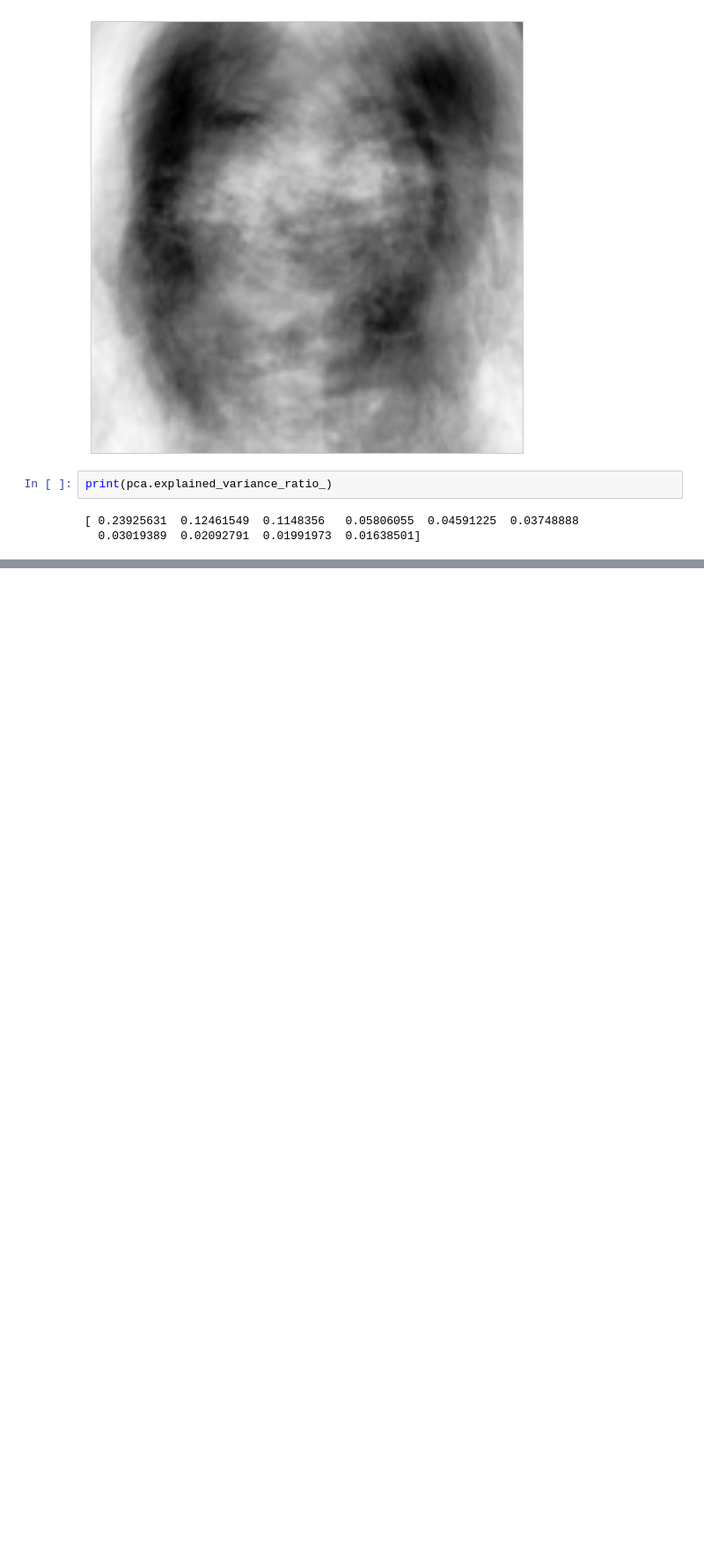
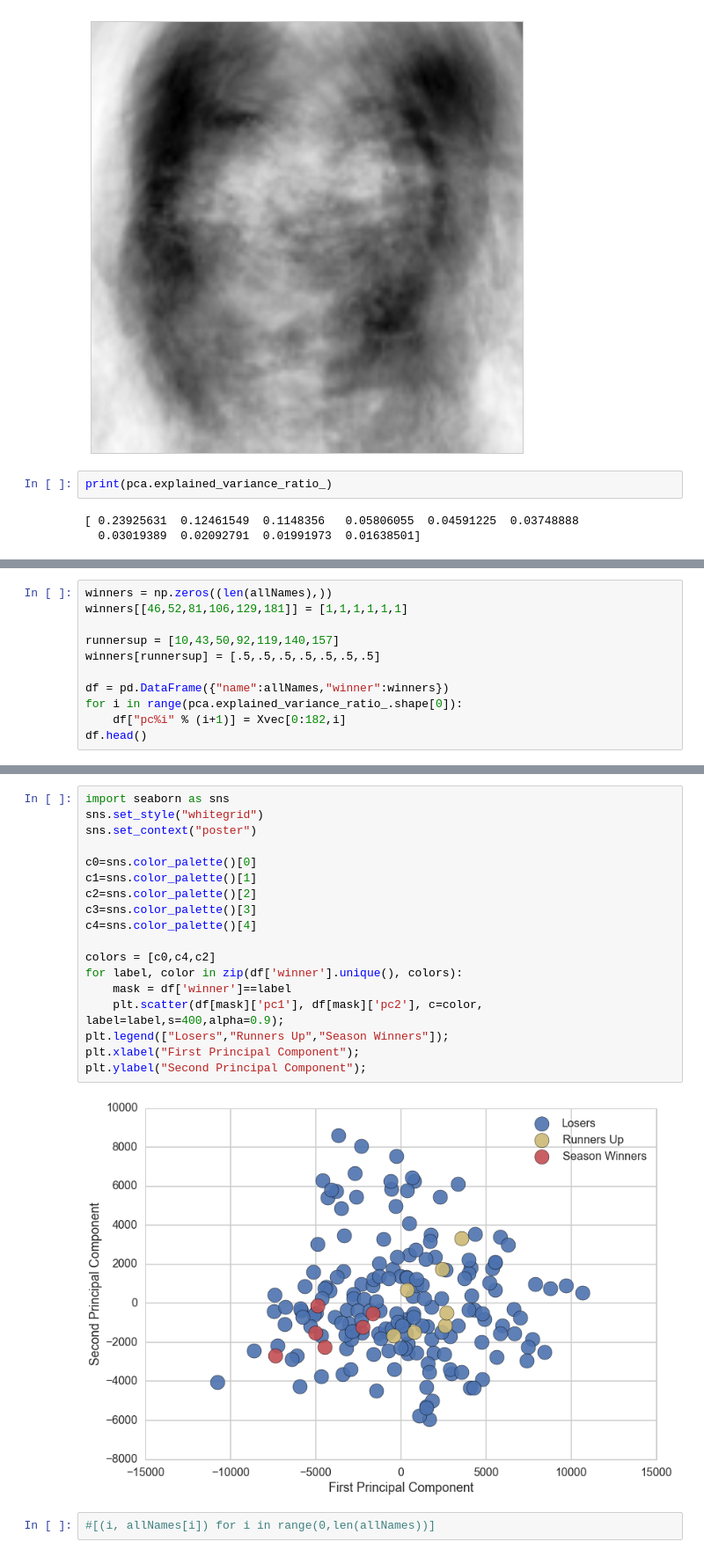
Before and after one commit to dcusworth/WAR_of_the_Roses, a Jupyter notebook: Final Project -- Images.ipynb, the cells around one changed output, grey strips where cells are left out. Shown at 88% size. Saved outputs shown, nothing was run; the diff lists cells and outputs as text; blank space fills up the shorter version.

```diff
--- a/Final Project -- Images.ipynb
+++ b/Final Project -- Images.ipynb
@@ -630,0 +637,11 @@ print(pca.explained_variance_ratio_)
+# %%
+winners = np.zeros((len(allNames),))
+winners[[46,52,81,106,129,181]] = [1,1,1,1,1,1]
+
+runnersup = [10,43,50,92,119,140,157]
+winners[runnersup] = [.5,.5,.5,.5,.5,.5,.5]
+
+df = pd.DataFrame({"name":allNames,"winner":winners})
+for i in range(pca.explained_variance_ratio_.shape[0]):
+    df["pc%i" % (i+1)] = Xvec[0:182,i]
+df.head()
@@ -630,0 +655,22 @@ print(pca.explained_variance_ratio_)
+# %%
+import seaborn as sns
+sns.set_style("whitegrid")
+sns.set_context("poster")
+
+c0=sns.color_palette()[0]
+c1=sns.color_palette()[1]
+c2=sns.color_palette()[2]
+c3=sns.color_palette()[3]
+c4=sns.color_palette()[4]
+
+colors = [c0,c4,c2]
+for label, color in zip(df['winner'].unique(), colors):
+    mask = df['winner']==label
+    plt.scatter(df[mask]['pc1'], df[mask]['pc2'], c=color, label=label,s=400,alpha=0.9);
+plt.legend(["Losers","Runners Up","Season Winners"]);
+plt.xlabel("First Principal Component");
+plt.ylabel("Second Principal Component");
+# %% [output]
+[figure, added]
+# %%
+#[(i, allNames[i]) for i in range(0,len(allNames))]
```
Also changed, not shown: parts of 4 cells of this notebook, 1 other file.
